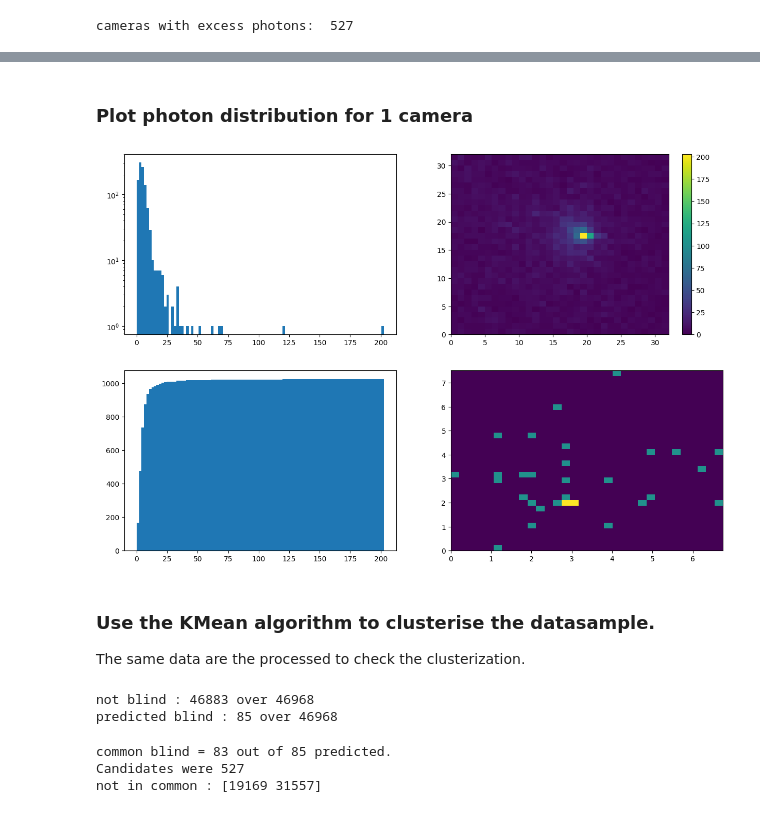
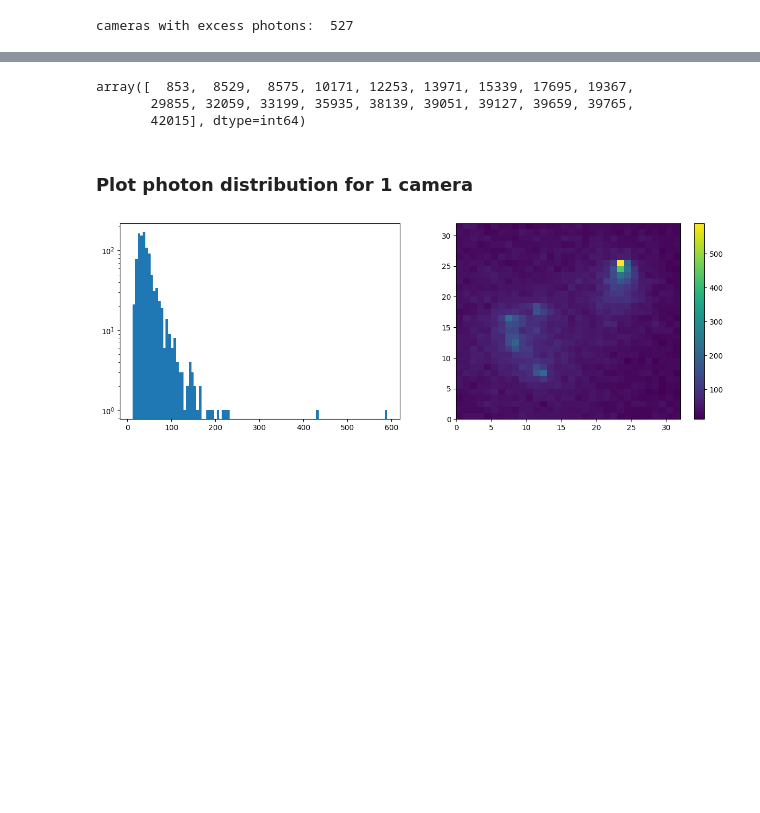
Before and after one commit to chiappo98/blinded_cameras, a Jupyter notebook: blinded clustering.ipynb, the cells around one changed output, grey strips where cells are left out. Cells and saved outputs as stored; diff of their text form; code cells hidden in the pictures; blank space fills up the shorter version.

```diff
--- a/blinded clustering.ipynb
+++ b/blinded clustering.ipynb
@@ -65,0 +59,15 @@ cameras with excess photons:  527
+# %%
+# Declaring Model
+model = KMeans(n_clusters=3)
+model1 = KMeans(init="random", n_clusters=3, n_init=20, random_state=0)
+model2 = KMeans(init="k-means++", n_clusters=3, n_init=20, random_state=0)
+model3 = KMeans(init="k-means++", n_clusters=2, n_init=20, random_state=0)
+# Fitting Model
+model.fit(data)
+model1.fit(data)
+model2.fit(data)
+model3.fit(data[blind_candidate])
+
+print(np.count_nonzero(model1.labels_ == 0), np.count_nonzero(model1.labels_ == 1), np.count_nonzero(model1.labels_ == 2))
+print(np.count_nonzero(model2.labels_ == 0), np.count_nonzero(model2.labels_ == 1), np.count_nonzero(model2.labels_ == 2))
+print(np.count_nonzero(model3.labels_ == 0), np.count_nonzero(model3.labels_ == 1), np.count_nonzero(model3.labels_ == 2))#, np.count_nonzero(model3.labels_ == 3), np.count_nonzero(model3.labels_ == 4))
@@ -66,52 +194,31 @@ cameras with excess photons:  527
+# %%
+blind_candidate[np.where(lb3 == 0)[0]]
+# %% [output]
+array([  853,  8529,  8575, 10171, 12253, 13971, 15339, 17695, 19367,
+       29855, 32059, 33199, 35935, 38139, 39051, 39127, 39659, 39765,
+       42015], dtype=int64)
 # %% [markdown]
 ### Plot photon distribution for 1 camera
 # %%
-data_num = 58
+data_num = 42015
 
-fig, ax = plt.subplots(2,2)
-ax[0,0].hist(data[data_num],100)
-ax[0,0].set_yscale('log')
+fig, ax = plt.subplots(1,2)
+ax[0].hist(data[data_num],100)
+ax[0].set_yscale('log')
 
-camera = np.reshape(df.iloc[162].pixels, (32,32))
-cam = ax[0,1].pcolormesh(arr3d[data_num])
+#camera = np.reshape(df.iloc[162].pixels, (32,32))
+cam = ax[1].pcolormesh(arr3d[data_num])
 plt.colorbar(cam)
 
-ax[1,0].hist(data[data_num], 100, cumulative=True)
+fig.set_figwidth(15)
 
-ax[1,1].hist2d(arr3d[data_num][0],arr3d[data_num][1],32)
+# fig1 = plt.figure()
+# ax1 = fig1.add_subplot(projection='3d')
+# for px in range(32):
+#     for py in range(32):
+#         z = data[data_num][px*32+py]
+#         ax1.scatter(px,py,z)
 
-fig.set_figwidth(15)
-fig.set_figheight(10)
+# plt.show()
 # %% [output]
-[figure, old version]
+[figure, new version]
-# %% [markdown]
-### Use the KMean algorithm to clusterise the datasample.
-The same data are the processed to check the clusterization.
-# %%
-# Declaring Model
-model = KMeans(n_clusters=2)
-
-# Fitting Model
-model.fit(data)
-
-# Prediction on the entire data
-all_predictions = model.predict(data)
-blind_predicted = np.where(all_predictions == 1)
-
-print('not blind :',np.count_nonzero(all_predictions == 0),'over',all_predictions.size)
-print('predicted blind :',np.count_nonzero(all_predictions == 1),'over',all_predictions.size)
-#print(blind_predicted)
-# %% [output]
-not blind : 46883 over 46968
-predicted blind : 85 over 46968
-# %%
-blind_in_common = np.intersect1d(blind_candidate, blind_predicted[0])
-print('common blind =', blind_in_common.size,'out of',blind_predicted[0].size, 'predicted.\nCandidates were',blind_candidate.size)
-
-# Find which of the predicted bind_cameras is not in the blind_candidate array i.e. probaly is a false positive
-blind_not_in_common = np.setdiff1d(blind_predicted[0], blind_in_common, assume_unique=True) #returns the value in arr1 which are not in arr2
-print('not in common :',blind_not_in_common)
-# %% [output]
-common blind = 83 out of 85 predicted.
-Candidates were 527
-not in common : [19169 31557]
```
Also changed, not shown: parts of 16 cells of this notebook.
